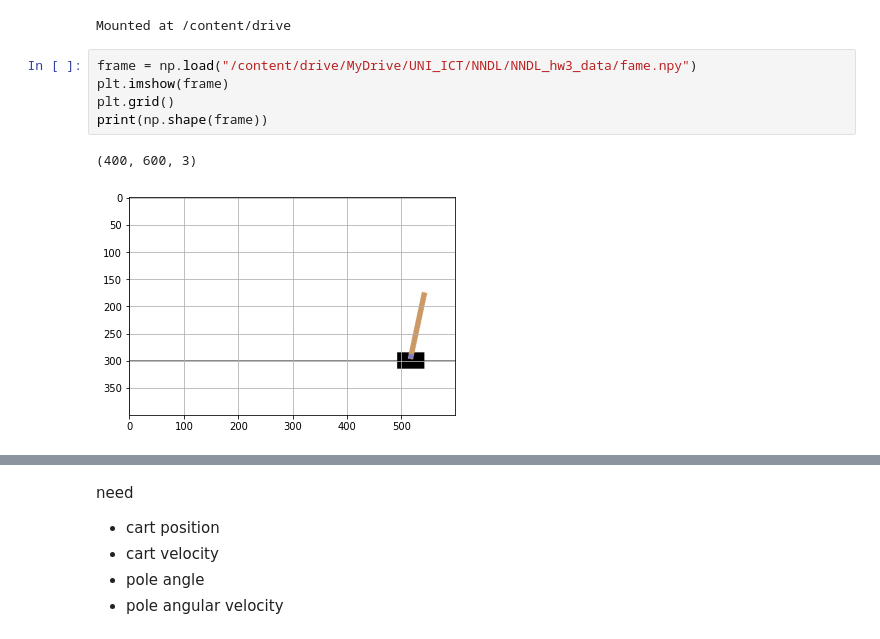
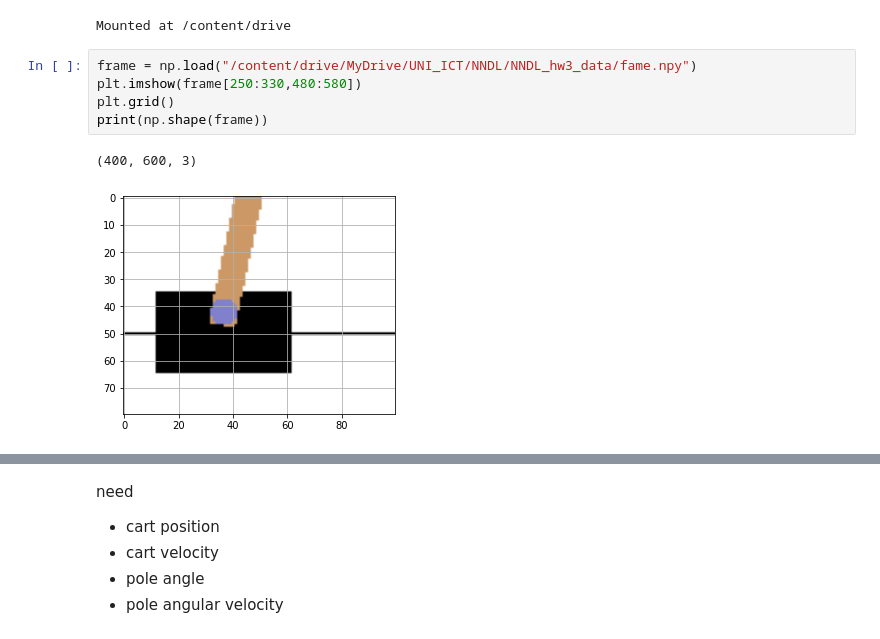
Before and after one commit to DanieleFoscarin/NNDL_hw3, a Jupyter notebook: state_from_image_dev.ipynb, the cells around one changed output, grey strips where cells are left out. Saved outputs shown, nothing was run; the diff lists cells and outputs as text.

```diff
--- a/state_from_image_dev.ipynb
+++ b/state_from_image_dev.ipynb
@@ -11,12 +11,12 @@ drive.mount('/content/drive')
 Mounted at /content/drive
 # %%
 frame = np.load("/content/drive/MyDrive/UNI_ICT/NNDL/NNDL_hw3_data/fame.npy")
-plt.imshow(frame)
+plt.imshow(frame[250:330,480:580])
 plt.grid()
 print(np.shape(frame))
 # %% [output]
 (400, 600, 3)
-[figure, old version]
+[figure, new version]
 # %%
 frame_2 = frame.copy()
 frame_2[:,2:,:] = frame[:,:-2,:]
```
Also changed, not shown: parts of 5 cells of this notebook.
